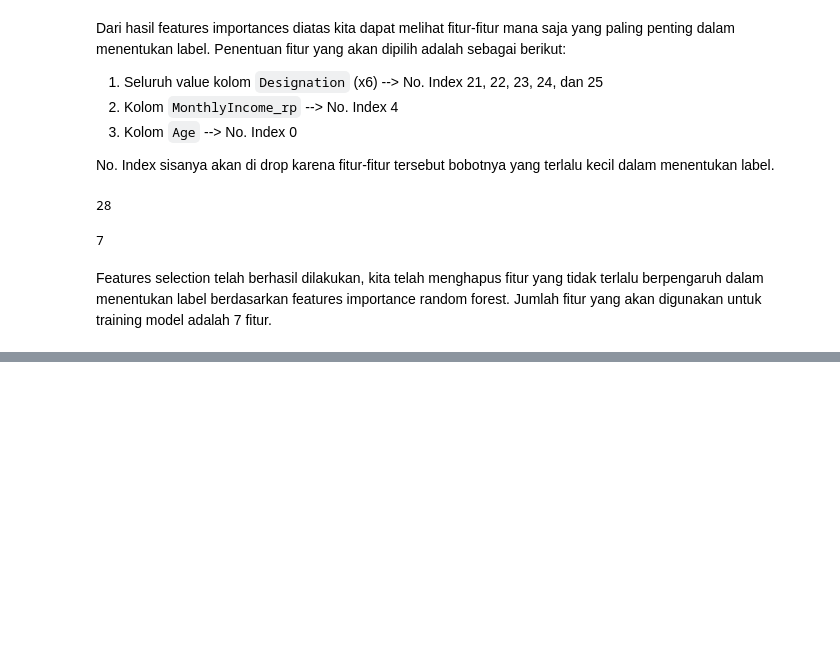
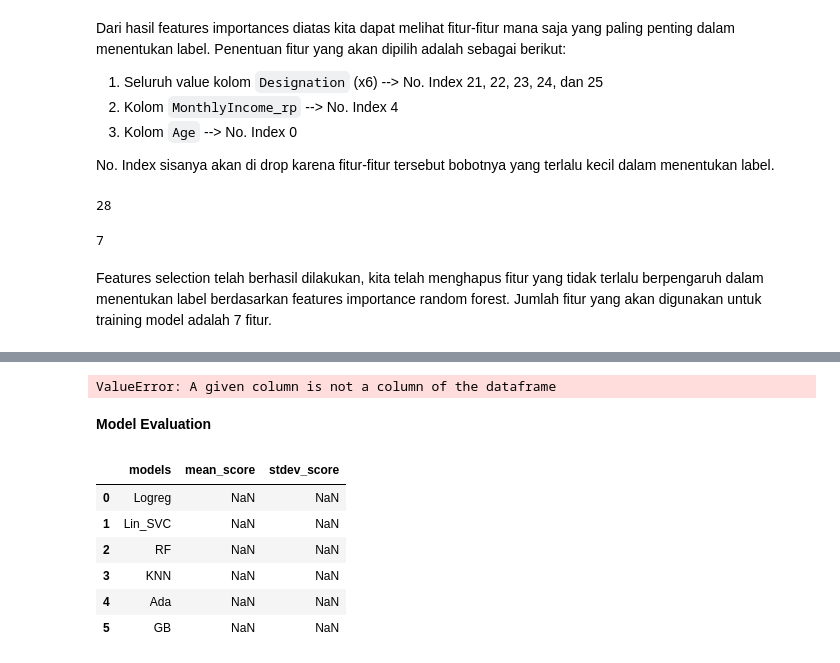
Before and after one commit to H8-Assignments-Bay/p2---final-project-group-005, a Jupyter notebook: features_engineering.ipynb, the cells around one changed output, grey strips where cells are left out. Cells and saved outputs as stored; diff of their text form; code cells hidden in the pictures; blank space fills up the shorter version.

```diff
--- a/features_engineering.ipynb
+++ b/features_engineering.ipynb
@@ -372,0 +540,44 @@ Features selection telah berhasil dilakukan, kita telah menghapus fitur yang tid
+# %%
+# Cross-validate base model
+
+# prepare models and put it into list
+models = []
+models.append(('Logreg', pipe_Logreg))
+models.append(('Lin_SVC', pipe_Lin_SVC))
+models.append(('RF', pipe_RF))
+models.append(('KNN', pipe_KNN))
+models.append(('Ada', pipe_Ada))
+models.append(('GB', pipe_GB))
+
+# Create empty list to stores result
+names = []
+results = []
+mean_score = []
+stdev_score = []
+
+# Cross-validate each model
+for name, model in models:
+    model.fit(X_train_final_df2,y_train)
+    scores = cross_val_score(model, X_train_final_df2, y_train, scoring='f1_weighted', cv=5, n_jobs=-1)
+
+    names.append(name)
+    results.append(scores)
+    mean_score.append(round(np.mean(scores),4))
+    stdev_score.append(round(np.std(scores),4))
+
+cv_result = pd.DataFrame({'models':names, 'mean_score':mean_score, 'stdev_score':stdev_score})
+# %% [output]
+ValueError: A given column is not a column of the dataframe
+# %% [markdown]
+**Model Evaluation**
+# %%
+# Showing the result
+cv_result.sort_values(by='mean_score', ascending=False)
+# %% [output]
+|  | models | mean_score | stdev_score |
+| 0 | Logreg | NaN | NaN |
+| 1 | Lin_SVC | NaN | NaN |
+| 2 | RF | NaN | NaN |
+| 3 | KNN | NaN | NaN |
+| 4 | Ada | NaN | NaN |
+| 5 | GB | NaN | NaN |
```
Also changed, not shown: parts of 26 cells of this notebook.
